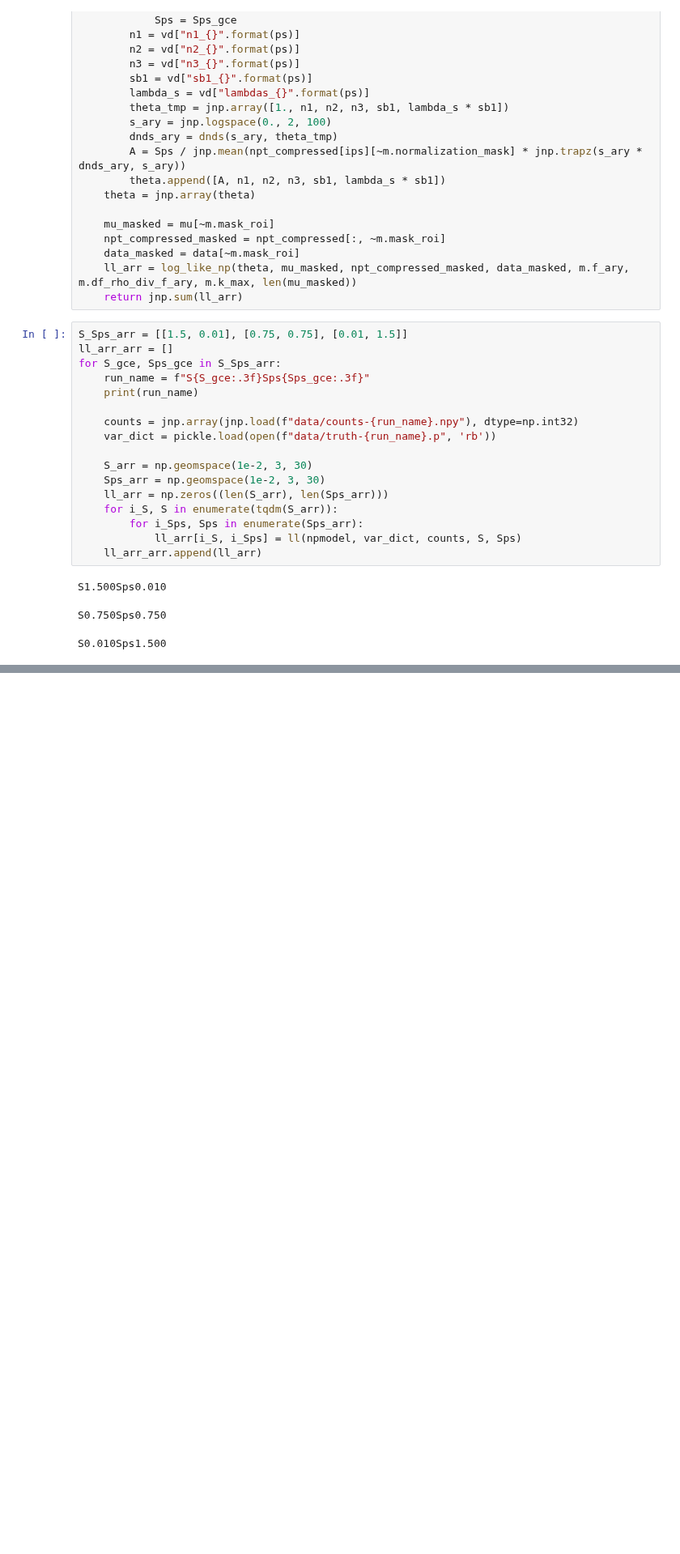
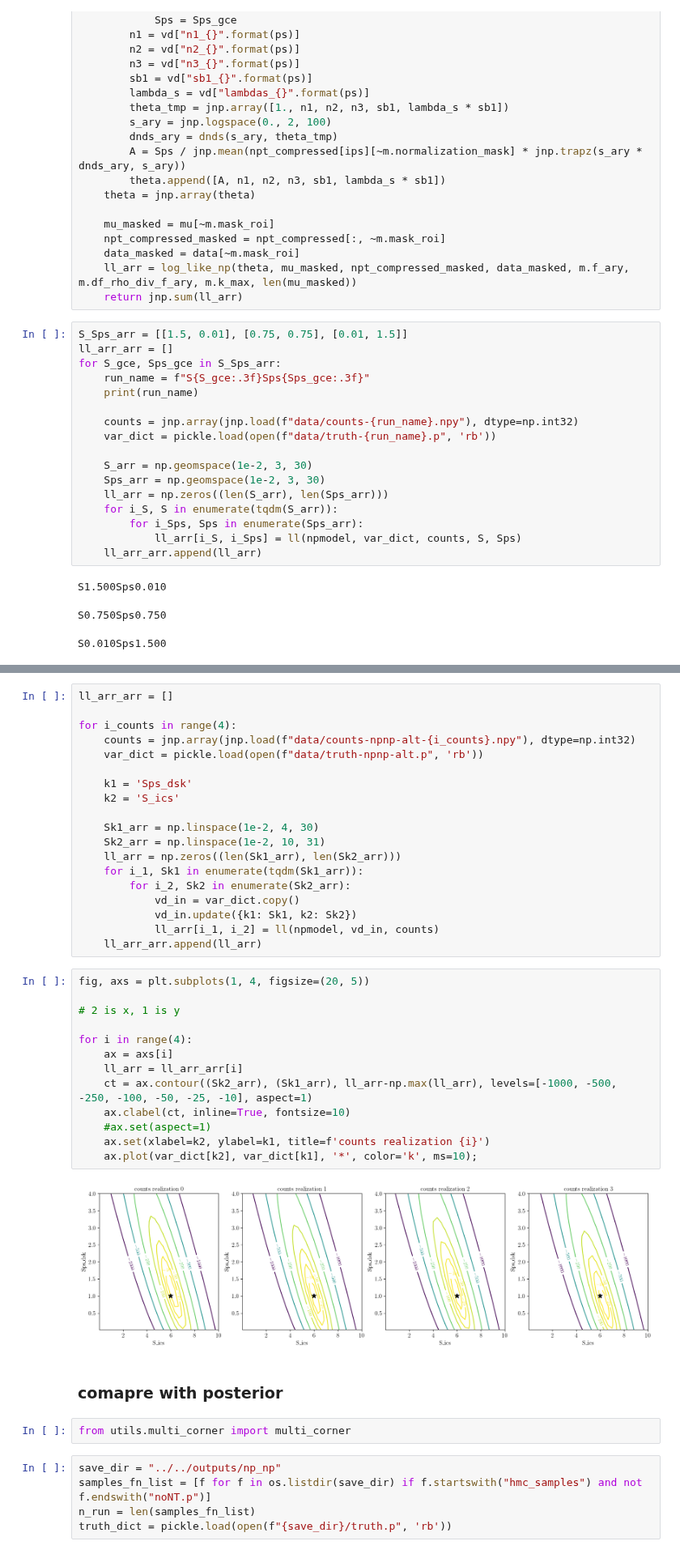
Before and after one commit to smsharma/fermi-prob-prog, a Jupyter notebook: validating/fit_np_to_np/check_likelihood.ipynb, the cells around one changed output, grey strips where cells are left out. Shown at 81% size. Drawn from its saved outputs; the diff is of its cells as text; blank space fills up the shorter version.

```diff
--- a/validating/fit_np_to_np/check_likelihood.ipynb
+++ b/validating/fit_np_to_np/check_likelihood.ipynb
@@ -255,0 +392,43 @@ for i, ll_arr in enumerate(ll_arr_arr):
+# %%
+ll_arr_arr = []
+
+for i_counts in range(4):
+    counts = jnp.array(jnp.load(f"data/counts-npnp-alt-{i_counts}.npy"), dtype=np.int32)
+    var_dict = pickle.load(open(f"data/truth-npnp-alt.p", 'rb'))
+
+    k1 = 'Sps_dsk'
+    k2 = 'S_ics'
+
+    Sk1_arr = np.linspace(1e-2, 4, 30)
+    Sk2_arr = np.linspace(1e-2, 10, 31)
+    ll_arr = np.zeros((len(Sk1_arr), len(Sk2_arr)))
+    for i_1, Sk1 in enumerate(tqdm(Sk1_arr)):
+        for i_2, Sk2 in enumerate(Sk2_arr):
+            vd_in = var_dict.copy()
+            vd_in.update({k1: Sk1, k2: Sk2})
+            ll_arr[i_1, i_2] = ll(npmodel, vd_in, counts)
+    ll_arr_arr.append(ll_arr)
+# %%
+fig, axs = plt.subplots(1, 4, figsize=(20, 5))
+
+# 2 is x, 1 is y
+
+for i in range(4):
+    ax = axs[i]
+    ll_arr = ll_arr_arr[i]
+    ct = ax.contour((Sk2_arr), (Sk1_arr), ll_arr-np.max(ll_arr), levels=[-1000, -500, -250, -100, -50, -25, -10], aspect=1)
+    ax.clabel(ct, inline=True, fontsize=10)
+    #ax.set(aspect=1)
+    ax.set(xlabel=k2, ylabel=k1, title=f'counts realization {i}')
+    ax.plot(var_dict[k2], var_dict[k1], '*', color='k', ms=10);
+# %% [output]
+[figure, added]
+# %% [markdown]
+### comapre with posterior
+# %%
+from utils.multi_corner import multi_corner
+# %%
+save_dir = "../../outputs/np_np"
+samples_fn_list = [f for f in os.listdir(save_dir) if f.startswith("hmc_samples") and not f.endswith("noNT.p")]
+n_run = len(samples_fn_list)
+truth_dict = pickle.load(open(f"{save_dir}/truth.p", 'rb'))
```
Also changed, not shown: parts of 8 cells of this notebook, 10 other files.
